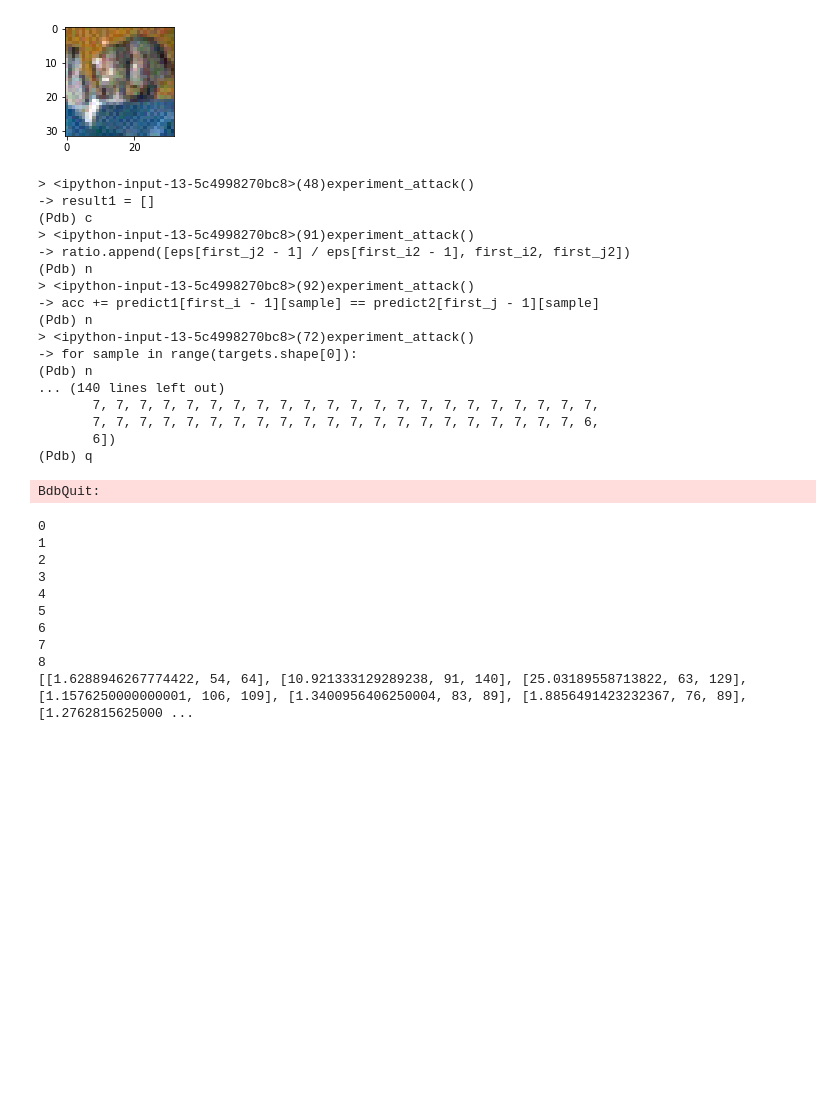
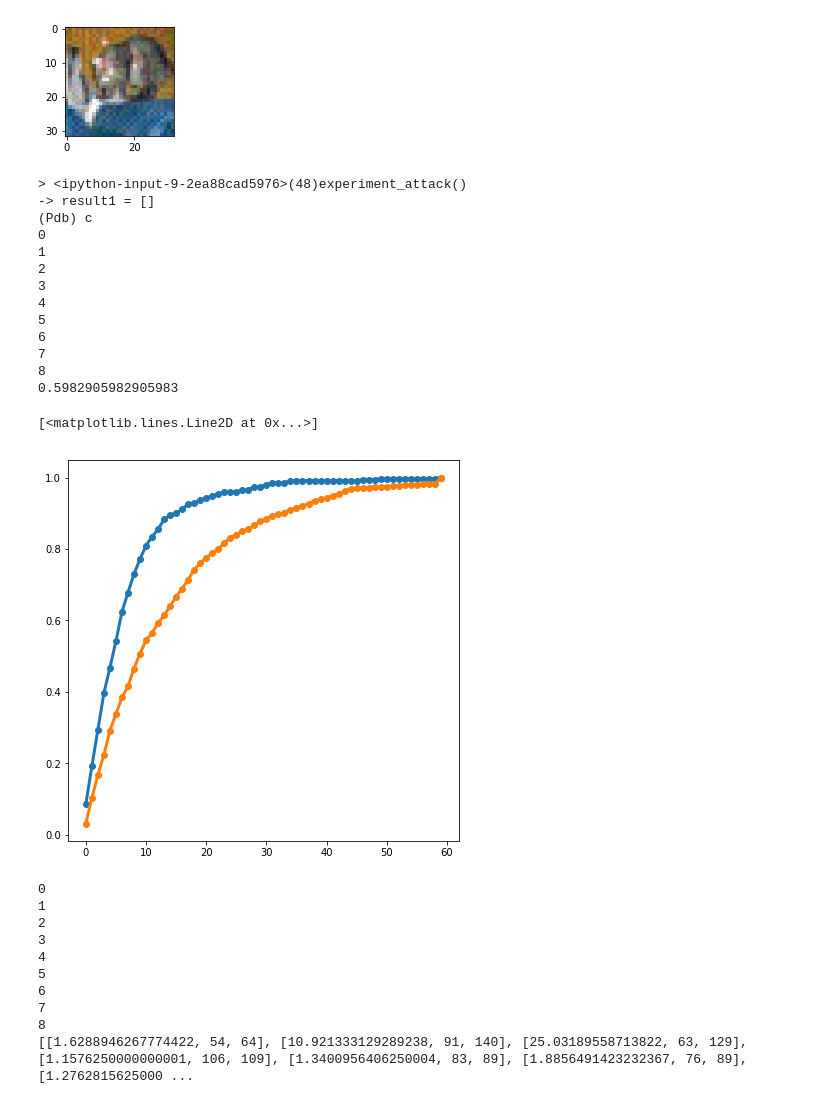
Before and after one commit to CharlesHan24/ML-term-proj, a Jupyter notebook: experiment.ipynb, the cells around one changed output. Cells and saved outputs as stored; diff of their text form; code cells hidden in the pictures; blank space fills up the shorter version.

```diff
--- a/experiment.ipynb
+++ b/experiment.ipynb
@@ -396,7 +396,7 @@ def experiment_attack(net_set):
                         first_i2, first_j2 = first_i, first_j
 
                     if first_i2 > 1 and first_j2 < len(eps):
-                        pdb.set_trace()
+                        #pdb.set_trace()
                         ratio.append([eps[first_j2 - 1] / eps[first_i2 - 1], first_i2, first_j2])
                         acc += predict1[first_i - 1][sample] == predict2[first_j - 1][sample]
                 print(batch_idx)
@@ -411,45 +411,42 @@ ratio = experiment_attack(net_set)
 bins = np.zeros(60)
 for item in ratio:
     bins[min(59, item[2] - item[1])] += 1
 for i in range(1, 60):
     bins[i] += bins[i - 1]
 bins /= bins[-1]
 bins2 = bins
 
 index = np.array(powers[0:60])
 plt.figure(figsize=(7,7))
 plt.plot(np.arange(60), bins, marker='o', linewidth=3)
 
 bins = np.zeros(60)
 for i in range(1000):
     x = random.randint(0, len(ratio) - 1)
     y = random.randint(0, len(ratio) - 1)
     bins[min(59, abs(ratio[x][1] - ratio[y][1]))] += 1
 for i in range(1, 60):
     bins[i] += bins[i - 1]
 bins /= bins[-1]
 index = np.array(powers[0:60])
 
 plt.plot(np.arange(60), bins, marker='o', linewidth=3)
 # %% [output]
-> <ipython-input-13-5c4998270bc8>(48)experiment_attack()
+> <ipython-input-9-2ea88cad5976>(48)experiment_attack()
 -> result1 = []
 (Pdb) c
-> <ipython-input-13-5c4998270bc8>(91)experiment_attack()
--> ratio.append([eps[first_j2 - 1] / eps[first_i2 - 1], first_i2, first_j2])
-(Pdb) n
-> <ipython-input-13-5c4998270bc8>(92)experiment_attack()
--> acc += predict1[first_i - 1][sample] == predict2[first_j - 1][sample]
-(Pdb) n
-> <ipython-input-13-5c4998270bc8>(72)experiment_attack()
--> for sample in range(targets.shape[0]):
-(Pdb) n
-... (140 lines left out)
-       7, 7, 7, 7, 7, 7, 7, 7, 7, 7, 7, 7, 7, 7, 7, 7, 7, 7, 7, 7, 7, 7,
-       7, 7, 7, 7, 7, 7, 7, 7, 7, 7, 7, 7, 7, 7, 7, 7, 7, 7, 7, 7, 7, 6,
-       6])
-(Pdb) q
+0
+1
+2
+3
+4
+5
+6
+7
+8
+0.5982905982905983
-BdbQuit:
+[<matplotlib.lines.Line2D at 0x...>]
+[figure, added]
 # %%
 mean_channel = [0.4914, 0.4822, 0.4465]
 std_channel = [0.2023, 0.1994, 0.2010]
```
Also changed, not shown: parts of 1 cell of this notebook, 3 other files.
